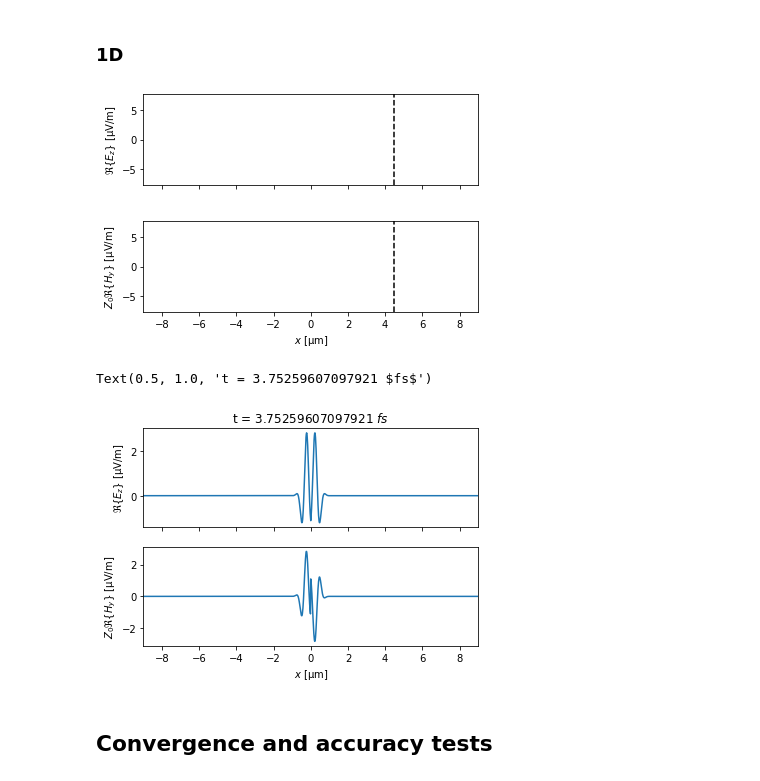
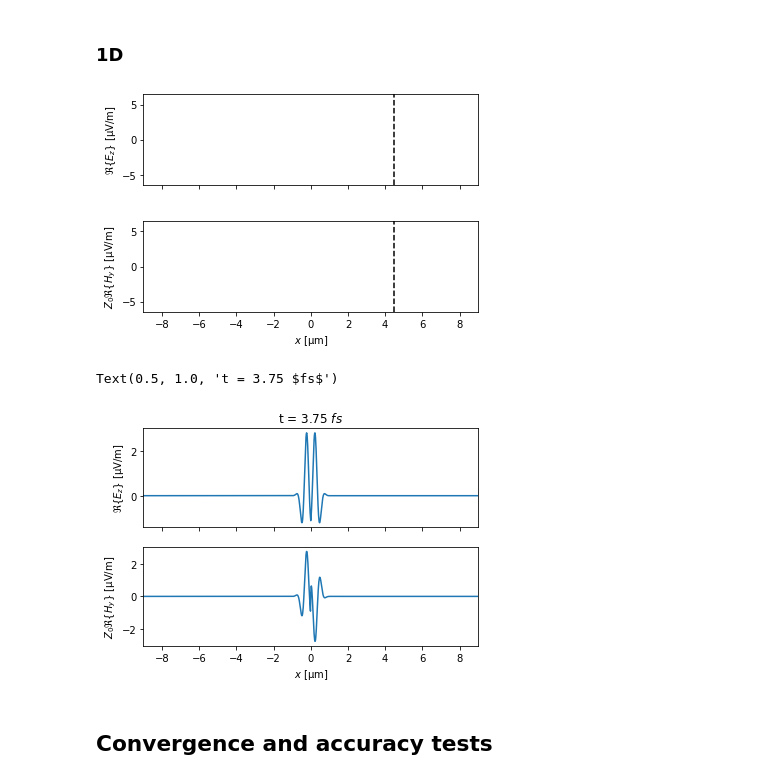
Before and after one commit to itsjmj/CoPhoAsmnt3, a Jupyter notebook: CPho_Assignment_3_FDTD.ipynb, the cells around one changed output. Cells and saved outputs as stored; diff of their text form; code cells hidden in the pictures.

```diff
--- a/CPho_Assignment_3_FDTD.ipynb
+++ b/CPho_Assignment_3_FDTD.ipynb
@@ -235,6 +235,9 @@ def fdtd_1d(eps_rel, dx, time_span, source_frequency, source_position, source_pu
         Hy[n+1, 0:Nx-1] = Hy[n, 0:Nx-1] + (dt / (mu0 * dx)) * (Ez[n+1, 1:Nx] - Ez[n+1, 0:Nx-1])
         Hy[n+1, -1] = Hy[n, -1] + (dt / (mu0 * dx)) *  (-Ez[n+1, -1])
         n+=1
+    # interpolate Hy field
+    for i in np.arange(1, Nx):
+        Hy[:, i] = 0.5 * (Hy[:, i - 1] + Hy[:, i])
     return Ez, Hy, x, t
     pass
 # %% [markdown]
@@ -268,37 +271,37 @@ Nx = int(round(x_span/dx)) + 1 # number of grid points
 # source parameters
 source_frequency = 500e12 # [Hz]
 source_position = 0 # [m]
 source_pulse_length = 1e-15 # [s]
 
 # %% create permittivity distribution and run simulation %%%%%%%%%%%%%%%%%%%%%%
 
 x = np.linspace(-x_span/2, x_span/2, Nx)
 eps_rel = np.empty(Nx)
 eps_rel[x < x_interface] = n1**2
 eps_rel[x >= x_interface] = n2**2
 Ez, Hy, x, t = fdtd_1d(eps_rel, dx, time_span, source_frequency, source_position, source_pulse_length)
 # %% make video %%%%%%%%%%%%%%%%%%%%%%%%%%%%%%%%%%%%%%%%%%%%%%%%%%%%%%%%%%%%%%%
 fps = 25
 step = t[-1]/fps/30
 ani = Fdtd1DAnimation(x, t, Ez, Hy, x_interface=x_interface,
                        step=step, fps=fps)
 plt.show()
 
 # %% create representative figures of the results %%%%%%%%%%%%%%%%%%%%%%%%%%%%%
 
 fig, ax = plt.subplots(2, 1, sharex=True)
 ax[0].plot(x*1e6, 1e6 * Ez[150, :].real, label = "$\\Re\\{E_z\\}$")
 ax[1].plot(x*1e6, 1e6 * Z0 * Hy[150, :].real, label = "Z_0\\Re\\{H_y\\}")
 ax[0].set_ylabel('$\\Re\\{E_z\\}$ [µV/m]')
 ax[1].set_ylabel('$Z_0\\Re\\{H_y\\}$ [µV/m]')
 ax[1].set_xlabel('$x$ [µm]')
 ax[0].set_xlim(x[[0,-1]]*1e6)
 ax[1].set_xlim(x[[0,-1]]*1e6)
-ax[0].set_title('t = ' + str(t[150] * 1e15) + ' ' + '$fs$')
+ax[0].set_title('t = ' + str(round(t[150] * 1e15, 2)) + ' ' + '$fs$')
 # %% [output]
-[figure, old version]
+[figure, new version]
-Text(0.5, 1.0, 't = 3.75259607097921 $fs$')
+Text(0.5, 1.0, 't = 3.75 $fs$')
-[figure, old version]
+[figure, new version]
 # %% [markdown]
 ## Convergence and accuracy tests
 # %% [markdown]
```
